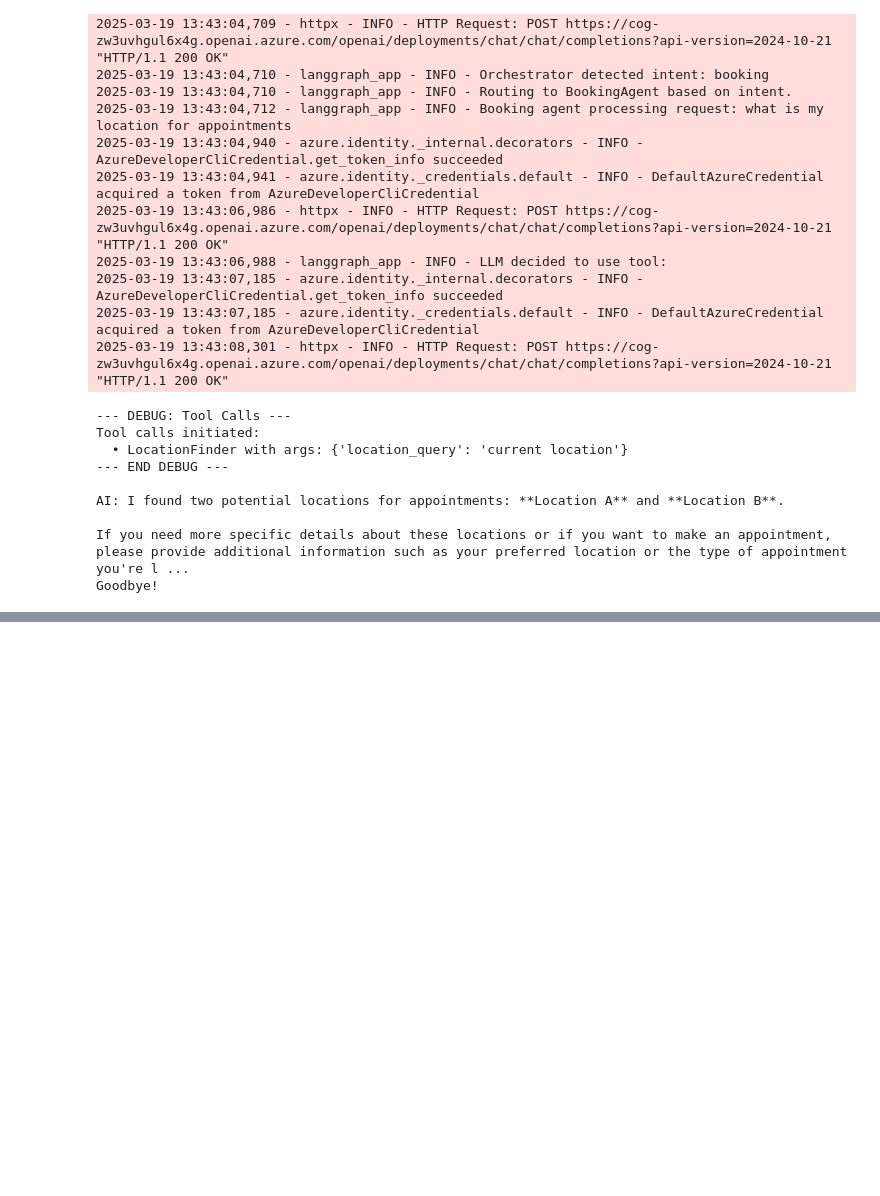
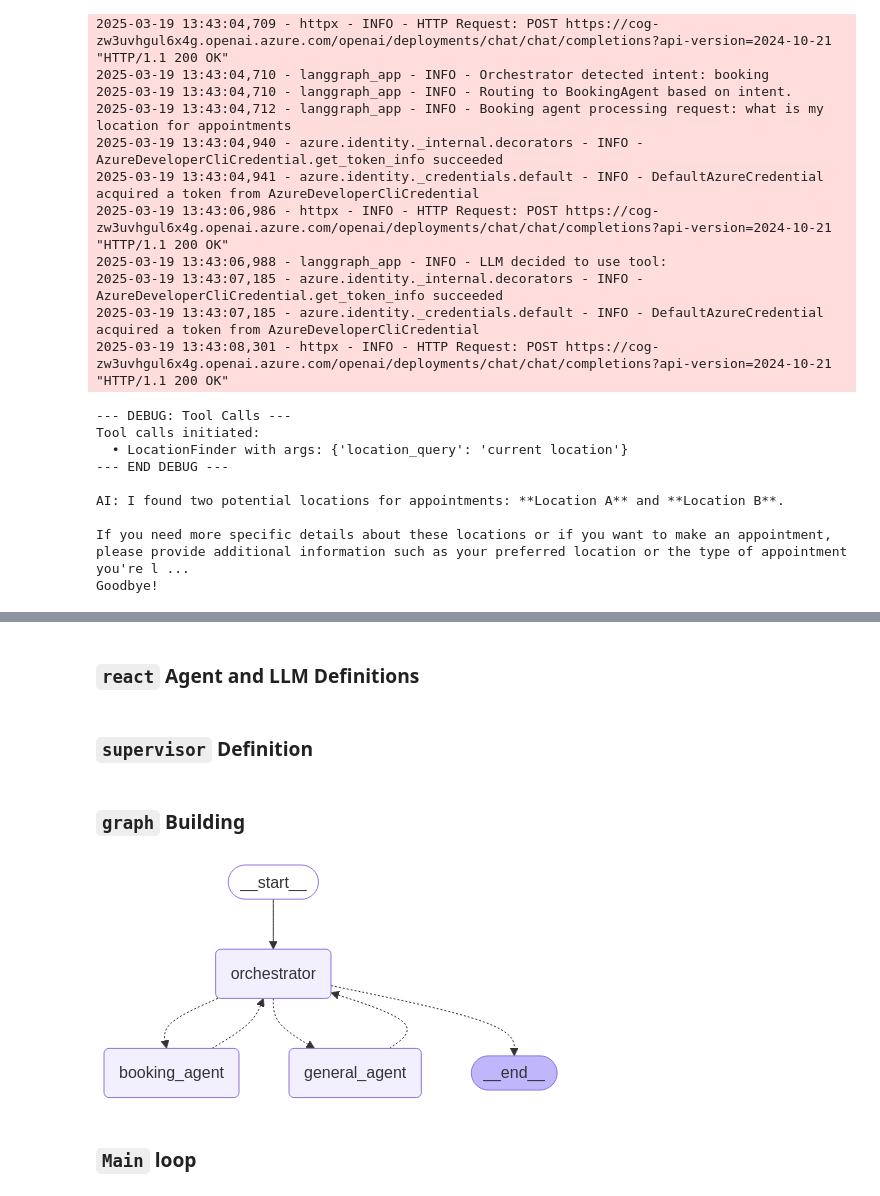
Before and after one commit to 0Upjh80d/agents, a Jupyter notebook: notebooks/langgraph.ipynb, the cells around one changed output, grey strips where cells are left out. Drawn from its saved outputs; the diff is of its cells as text; code cells hidden in the pictures; blank space fills up the shorter version.

Commit message:
feat: implemented revised architecture that uses pre-built supervisor and react agents

```diff
--- a/notebooks/langgraph.ipynb
+++ b/notebooks/langgraph.ipynb
@@ -835,0 +873,8 @@ Goodbye!
+# %%
+class State(TypedDict):
+    messages: Annotated[list, add_messages]
+    next: str
+    # next_node: str
+
+
+memory = MemorySaver()
@@ -835,0 +977,14 @@ Goodbye!
+# %%
+# Bind tools to the Orchestrator Agent
+orchestrator_tools = [get_user_profile]
+orchestrator_tools_node = ToolNode(tools=orchestrator_tools)
+
+# Bind tools to the General Agent
+general_agent_tools = [duckduckgo_search, general_ai]
+general_agent_tools_node = ToolNode(tools=general_agent_tools)
+
+# Bind tools to the Booking Agent
+booking_agent_tools = [eligibility_check, location_finder, appointment_scheduler]
+booking_agent_tools_node = ToolNode(tools=booking_agent_tools)
+# %% [markdown]
+### `react` Agent and LLM Definitions
@@ -835,0 +1083,2 @@ Goodbye!
+# %% [markdown]
+### `supervisor` Definition
@@ -835,0 +1135,24 @@ Goodbye!
+# %% [markdown]
+### `graph` Building
+# %%
+builder = StateGraph(State)
+
+builder.add_edge(START, "orchestrator")
+
+builder.add_node("orchestrator", orchestrator_node)
+builder.add_node("booking_agent", booking_node)
+builder.add_node("general_agent", general_node)
+
+# builder.add_node("orchestrator_tools", orchestrator_tools_node)
+# builder.add_node("booking_agent_tools", booking_agent_tools_node)
+# builder.add_node("general_agent_tools", general_agent_tools_node)
+
+
+memory = MemorySaver()
+graph = builder.compile(checkpointer=memory)
+
+display(Image(graph.get_graph().draw_mermaid_png()))
+# %% [output]
+[figure, added]
+# %% [markdown]
+### `Main` loop
```
Also changed, not shown: parts of 12 cells of this notebook.
